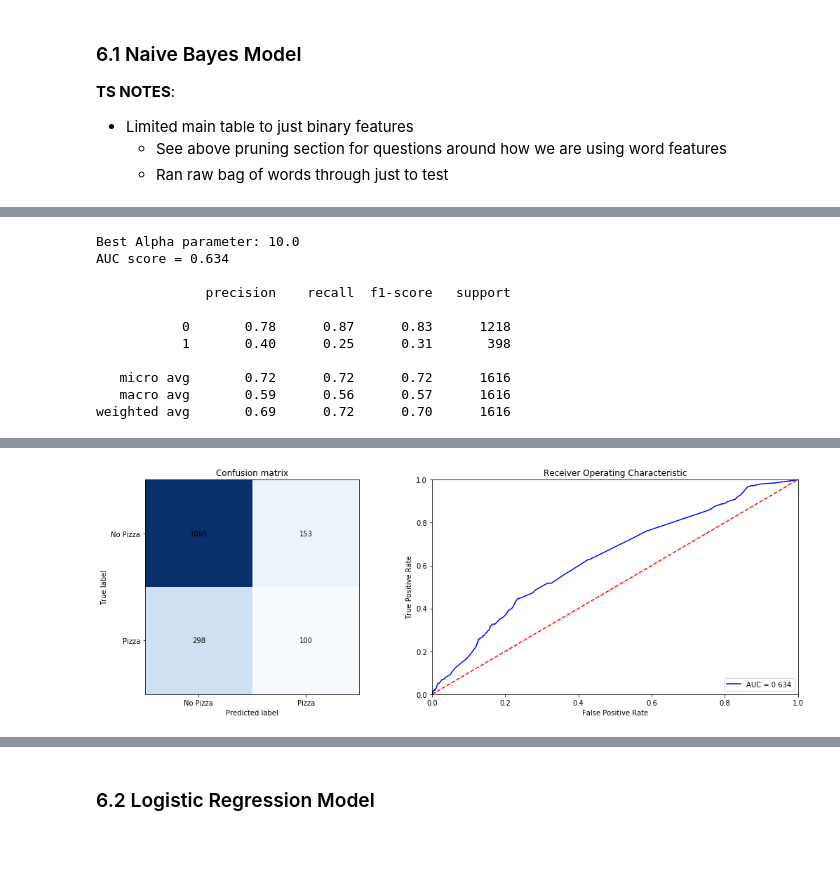
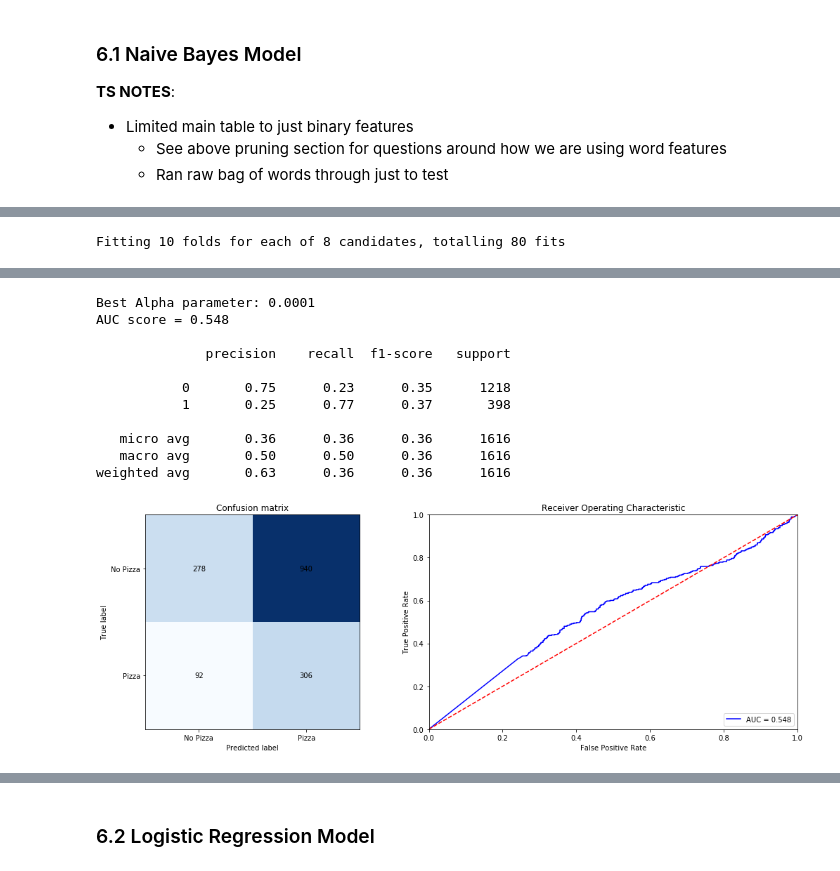
Before and after one commit to timspit/w207_final_project, a Jupyter notebook: W207_Group2_FinalProject_BajevaSpittleVenkataWu.ipynb, the cells around one changed output, grey strips where cells are left out. Cells and saved outputs as stored; diff of their text form; code cells hidden in the pictures.

Commit message:
model refinements + test_dfs

```diff
--- a/W207_Group2_FinalProject_BajevaSpittleVenkataWu.ipynb
+++ b/W207_Group2_FinalProject_BajevaSpittleVenkataWu.ipynb
@@ -1769,0 +1857,25 @@ dtype: object
+# %%
+# BERNOULLI W/ BINARY
+train_combined_binary = train_combined.select_dtypes(include=['int'])
+dev_combined_binary = dev_combined.select_dtypes(include=['int'])
+
+# Create BernoulliNB
+bnb = BernoulliNB()
+
+# Use GridSearchCV to find the best value for alpha
+bnb_final_cv = GridSearchCV(bnb,
+                            alpha_params,
+                            scoring = "roc_auc",
+                            return_train_score = True,
+                            n_jobs = -1,
+                            cv = kfold,
+                            verbose = 1)
+bnb_final_cv.fit(train_combined_binary, train_labels)
+
+print('Best Alpha parameter: ' + str(bnb_final_cv.best_params_['alpha']))
+dev_pred_bnb_final = bnb_final_cv.predict(dev_combined_binary)
+dev_prob_bnb_final = bnb_final_cv.predict_proba(dev_combined_binary)[:,1]
+
+standard_output(labels_in = dev_labels,
+                pred_prob_in = dev_prob_bnb_final,
+                pred_class_in = dev_pred_bnb_final)
@@ -1773,32 +1901,24 @@ dtype: object
     # Currently making all values absolute but that is not appropriate
 
 # Create MultinomialNB
-    # https://scikit-learn.org/stable/modules/generated/sklearn.naive_bayes.MultinomialNB.html#sklearn.naive_bayes.MultinomialNB
-# mnb = MultinomialNB()
-mnb = BernoulliNB()
+mnb = MultinomialNB()
 
 # Use GridSearchCV to find the best value for alpha
-    # https://scikit-learn.org/stable/modules/generated/sklearn.model_selection.GridSearchCV.html
-parameters_final = {'alpha': [0.0001, 0.001, 0.01, 0.1, 0.5, 1.0, 2.0, 10.0]}
-mnb_final_cv = GridSearchCV(mnb, parameters_final, return_train_score = True)
-mnb_final_cv.fit(train_combined_binary, train_labels)
+mnb_final_cv = GridSearchCV(mnb,
+                            alpha_params,
+                            scoring = "roc_auc",
+                            return_train_score = True,
+                            n_jobs = -1,
+                            cv = kfold,
+                            verbose = 1)
+mnb_final_cv.fit(train_combined, train_labels)
 
 print('Best Alpha parameter: ' + str(mnb_final_cv.best_params_['alpha']))
-dev_pred_mnb_final = mnb_final_cv.predict(dev_combined_binary)
-dev_prob_mnb_final = mnb_final_cv.predict_proba(dev_combined_binary)[:,1]
+dev_pred_mnb_final = mnb_final_cv.predict(dev_combined)
+dev_prob_mnb_final = mnb_final_cv.predict_proba(dev_combined)[:,1]
 
 standard_output(labels_in = dev_labels,
                 pred_prob_in = dev_prob_mnb_final,
                 pred_class_in = dev_pred_mnb_final)
 # %% [output]
-Best Alpha parameter: 10.0
-AUC score = 0.634
-
-              precision    recall  f1-score   support
-
-           0       0.78      0.87      0.83      1218
-           1       0.40      0.25      0.31       398
-
-   micro avg       0.72      0.72      0.72      1616
-   macro avg       0.59      0.56      0.57      1616
-weighted avg       0.69      0.72      0.70      1616
+Fitting 10 folds for each of 8 candidates, totalling 80 fits
@@ -1805 +1927,12 @@ weighted avg       0.69      0.72      0.70      1616
+Best Alpha parameter: 0.0001
+AUC score = 0.548
+
+              precision    recall  f1-score   support
+
+           0       0.75      0.23      0.35      1218
+           1       0.25      0.77      0.37       398
+
+   micro avg       0.36      0.36      0.36      1616
+   macro avg       0.50      0.50      0.36      1616
+weighted avg       0.63      0.36      0.36      1616
-[figure, old version]
+[figure, new version]
```
Also changed, not shown: parts of 45 cells of this notebook.
